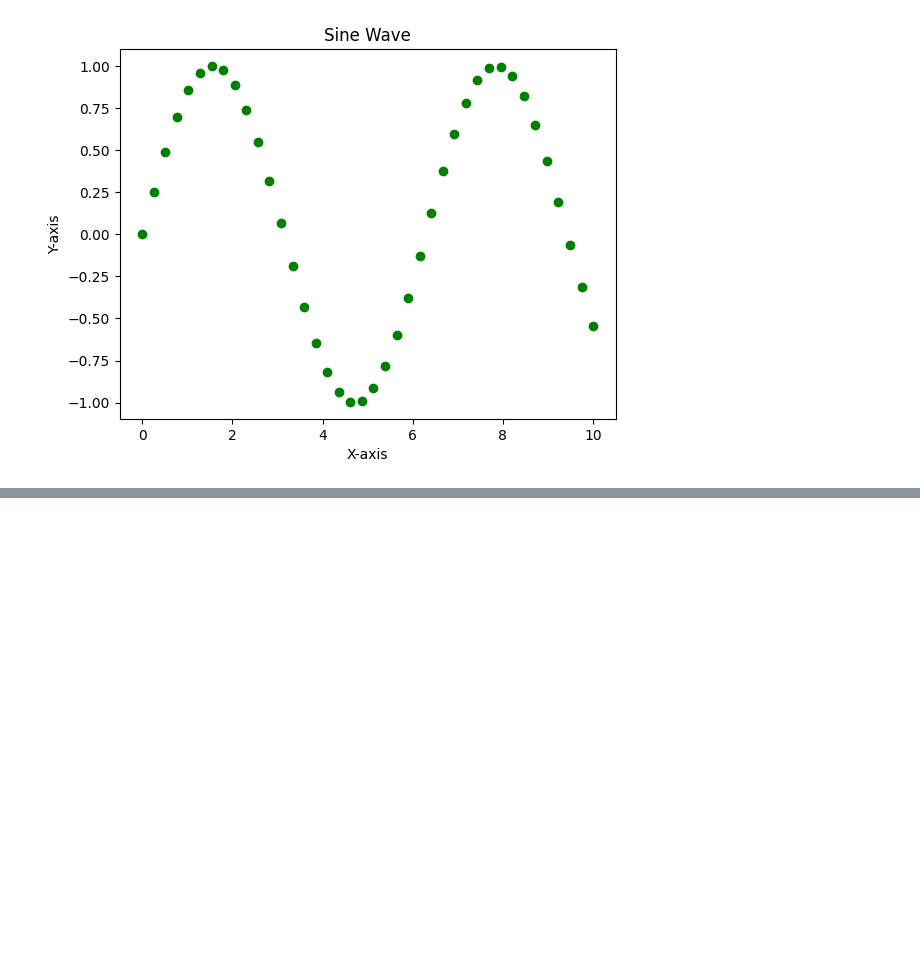
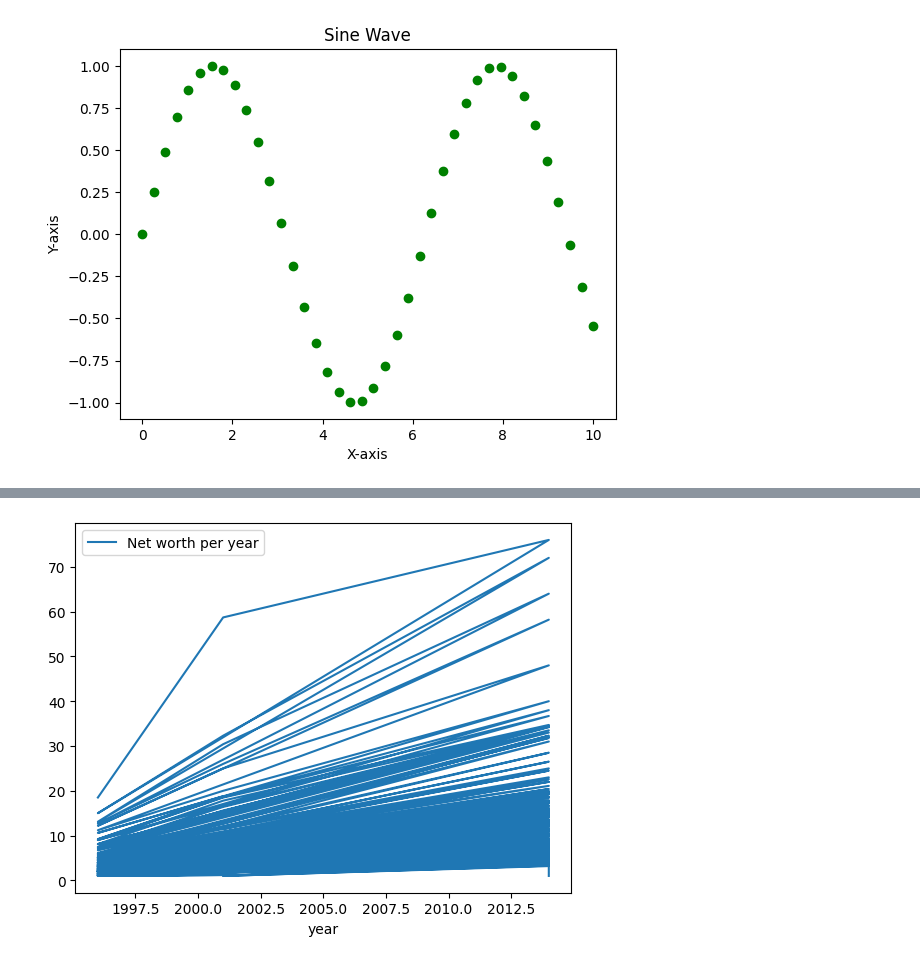
Before and after one commit to Aditya44234/AIwithPy, a Jupyter notebook: matplotlib.ipynb, the cells around one changed output, grey strips where cells are left out. Cells and saved outputs as stored; diff of their text form; code cells hidden in the pictures; blank space fills up the shorter version.

```diff
--- a/matplotlib.ipynb
+++ b/matplotlib.ipynb
@@ -202,3 +202,11 @@ plt.ylabel("Y-axis")
 plt.show()
 # %% [output]
 [figure]
+# %%
+import pandas as pd
+import matplotlib.pyplot as plt
+import numpy as np
+import matplotlib as mpl
+
+df=pd.read_csv(r"C:\Users\ADITYA JOSHI\OneDrive\ドキュメント\Desktop\billionaires.csv",encoding='unicode_escape')
+df.head()
@@ -204,0 +221,4 @@ plt.show()
+# %%
+ax=df.plot('year','wealth.worth in billions',kind='line',label='Net worth per year')
+# %% [output]
+[figure, added]
```
Also changed, not shown: parts of 4 cells of this notebook, 1 other file.
